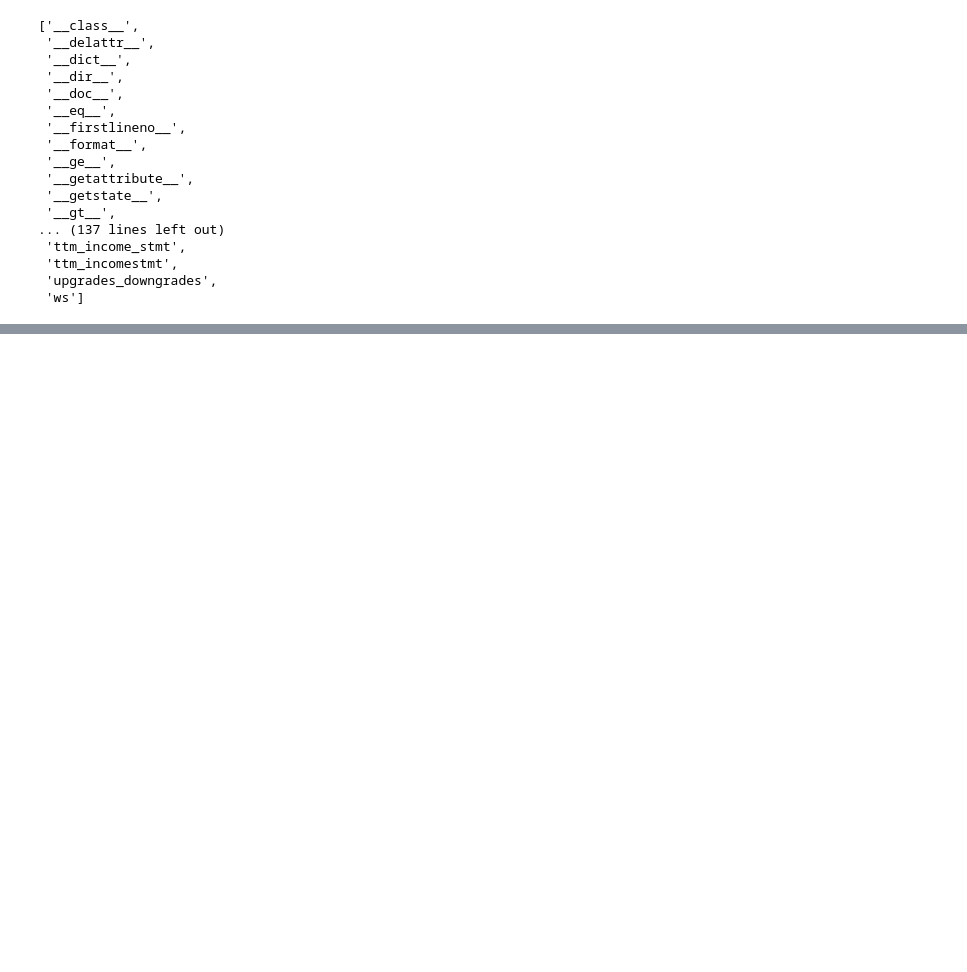
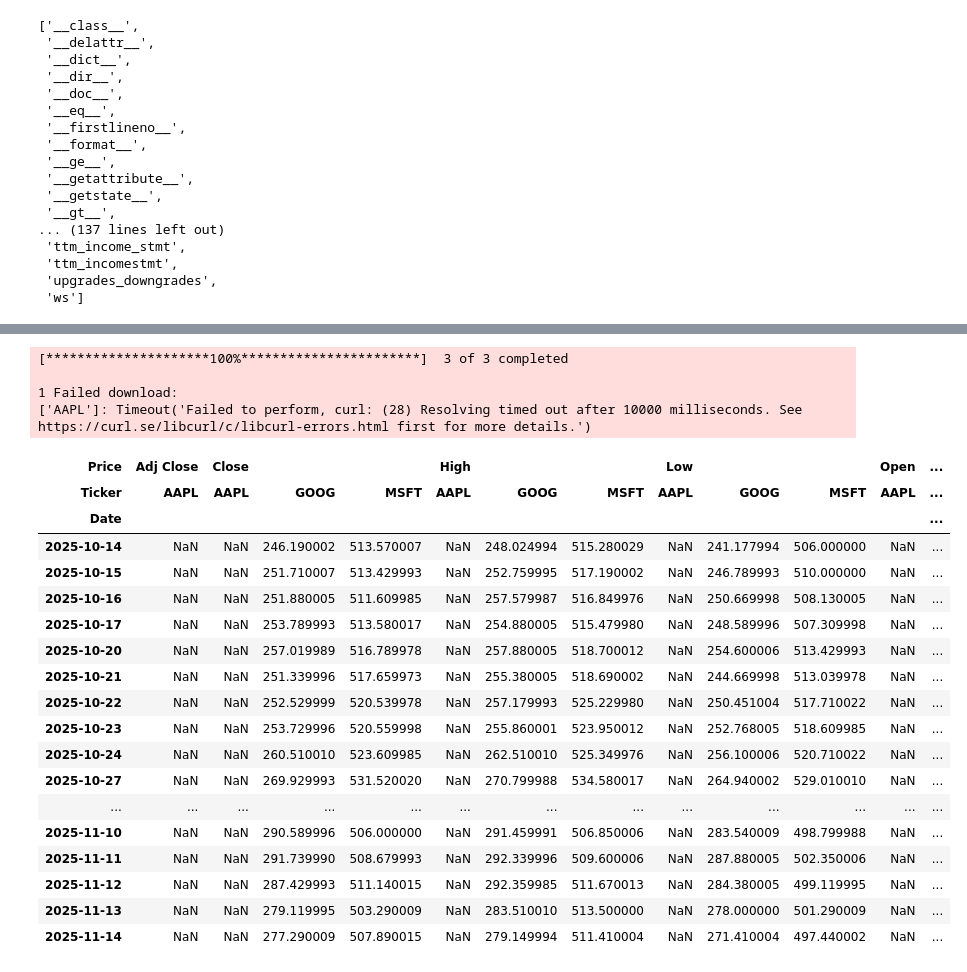
Before and after one commit to rawbil/market_analysis, a Jupyter notebook: yf_1/r1.ipynb, the cells around one changed output, grey strips where cells are left out. Drawn from its saved outputs; the diff is of its cells as text; code cells hidden in the pictures; blank space fills up the shorter version.

```diff
--- a/yf_1/r1.ipynb
+++ b/yf_1/r1.ipynb
@@ -23,0 +51,28 @@ data
+# %%
+tickers = yf.Tickers('MSFT AAPL GOOG')
+tickers.tickers['MSFT'].info
+yf.download(['MSFT', 'AAPL', 'GOOG'], period='1mo')
+# %% [output]
+[*********************100%***********************]  3 of 3 completed
+
+1 Failed download:
+['AAPL']: Timeout('Failed to perform, curl: (28) Resolving timed out after 10000 milliseconds. See https://curl.se/libcurl/c/libcurl-errors.html first for more details.')
+| Price | Adj Close | Close |  |  | High |  |  | Low |  |  | Open | ... |
+| Ticker | AAPL | AAPL | GOOG | MSFT | AAPL | GOOG | MSFT | AAPL | GOOG | MSFT | AAPL | ... |
+| Date |  |  |  |  |  |  |  |  |  |  |  | ... |
+| 2025-10-14 | NaN | NaN | 246.190002 | 513.570007 | NaN | 248.024994 | 515.280029 | NaN | 241.177994 | 506.000000 | NaN | ... |
+| 2025-10-15 | NaN | NaN | 251.710007 | 513.429993 | NaN | 252.759995 | 517.190002 | NaN | 246.789993 | 510.000000 | NaN | ... |
+| 2025-10-16 | NaN | NaN | 251.880005 | 511.609985 | NaN | 257.579987 | 516.849976 | NaN | 250.669998 | 508.130005 | NaN | ... |
+| 2025-10-17 | NaN | NaN | 253.789993 | 513.580017 | NaN | 254.880005 | 515.479980 | NaN | 248.589996 | 507.309998 | NaN | ... |
+| 2025-10-20 | NaN | NaN | 257.019989 | 516.789978 | NaN | 257.880005 | 518.700012 | NaN | 254.600006 | 513.429993 | NaN | ... |
+| 2025-10-21 | NaN | NaN | 251.339996 | 517.659973 | NaN | 255.380005 | 518.690002 | NaN | 244.669998 | 513.039978 | NaN | ... |
+| 2025-10-22 | NaN | NaN | 252.529999 | 520.539978 | NaN | 257.179993 | 525.229980 | NaN | 250.451004 | 517.710022 | NaN | ... |
+| 2025-10-23 | NaN | NaN | 253.729996 | 520.559998 | NaN | 255.860001 | 523.950012 | NaN | 252.768005 | 518.609985 | NaN | ... |
+| 2025-10-24 | NaN | NaN | 260.510010 | 523.609985 | NaN | 262.510010 | 525.349976 | NaN | 256.100006 | 520.710022 | NaN | ... |
+| 2025-10-27 | NaN | NaN | 269.929993 | 531.520020 | NaN | 270.799988 | 534.580017 | NaN | 264.940002 | 529.010010 | NaN | ... |
+| ... | ... | ... | ... | ... | ... | ... | ... | ... | ... | ... | ... | ... |
+| 2025-11-10 | NaN | NaN | 290.589996 | 506.000000 | NaN | 291.459991 | 506.850006 | NaN | 283.540009 | 498.799988 | NaN | ... |
+| 2025-11-11 | NaN | NaN | 291.739990 | 508.679993 | NaN | 292.339996 | 509.600006 | NaN | 287.880005 | 502.350006 | NaN | ... |
+| 2025-11-12 | NaN | NaN | 287.429993 | 511.140015 | NaN | 292.359985 | 511.670013 | NaN | 284.380005 | 499.119995 | NaN | ... |
+| 2025-11-13 | NaN | NaN | 279.119995 | 503.290009 | NaN | 283.510010 | 513.500000 | NaN | 278.000000 | 501.290009 | NaN | ... |
+| 2025-11-14 | NaN | NaN | 277.290009 | 507.890015 | NaN | 279.149994 | 511.410004 | NaN | 271.410004 | 497.440002 | NaN | ... |
```
Also changed, not shown: parts of 9 cells of this notebook, 2 other files.
